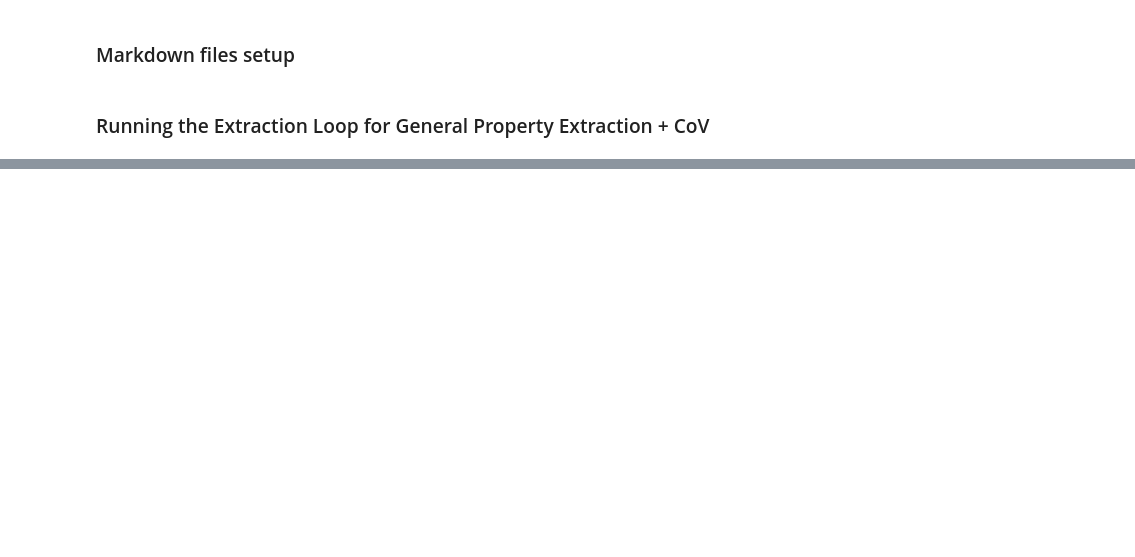
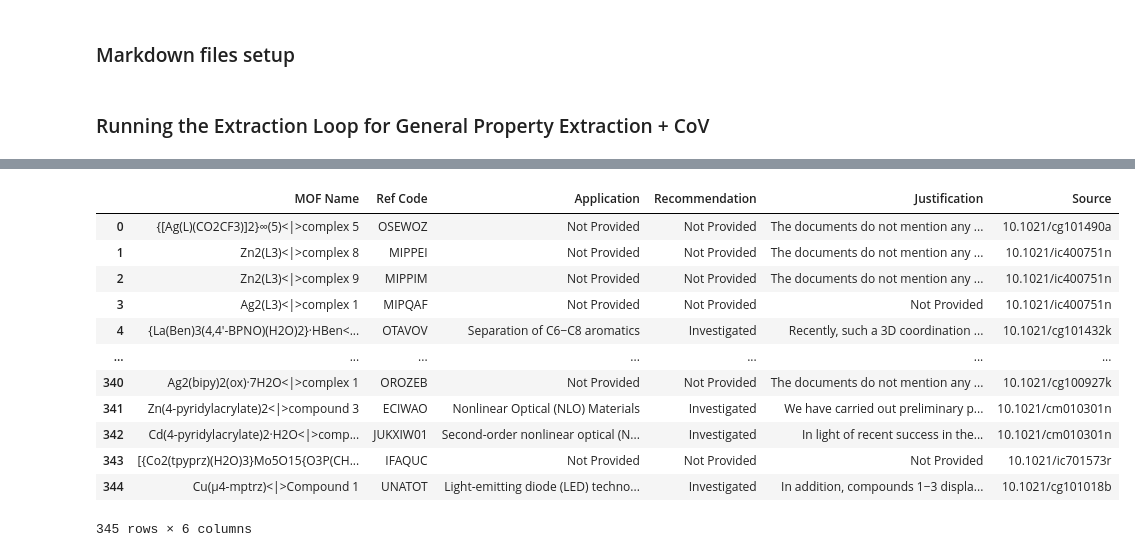
Before and after one commit to AI4ChemS/MOF_ChemUnity, a Jupyter notebook: ChemUnity_Extraction.ipynb, the cells around one changed output, grey strips where cells are left out. Saved outputs shown, nothing was run; the diff lists cells and outputs as text; code cells hidden in the pictures; blank space fills up the shorter version.

```diff
--- a/ChemUnity_Extraction.ipynb
+++ b/ChemUnity_Extraction.ipynb
@@ -86,9 +91,8 @@ agent = ExtractionAgent(llm=llm)
 # %%
 from openai import RateLimitError
 
-
 try:
-    for i in range(len(mof_names_df)):
+    for i in range(459, 560):
 
         mof = mof_names_df.iloc[i]["MOF Name"]
         refcode = mof_names_df.iloc[i]["CSD Ref Code"]
@@ -102,6 +106,7 @@ try:
         response = agent.agent_response(mof, reference.replace("/","_")+".md",
                                         EXTRACTION, ["Water Stability"], sp_dict, CoV=True, fuzz_threshold=85,
                                         vector_store=input_folder+f"/{reference.replace('/','_',1)}")
+
 
         general_extraction = response[0]
 
@@ -144,14 +149,14 @@ try:
             ws_result["Condition"].append(j.condition)
             ws_result["Summary"].append(j.summary)
 except Exception as e:
+    print(e)
     all_props = pd.DataFrame(result)
     filtered = pd.DataFrame(filtered_result)
     ws = pd.DataFrame(ws_result)
 
-    all_props.to_csv("/mnt/c/Users/Amro/Desktop/all-B7-P3.csv")
-    filtered.to_csv("/mnt/c/Users/Amro/Desktop/fil-B7-P3.csv")
-    ws.to_csv("/mnt/c/Users/Amro/Desktop/ws-B7-P3.csv")
-
+    all_props.to_csv("/mnt/c/Users/Amro/Desktop/all-Elsevier-P2_3.csv")
+    filtered.to_csv("/mnt/c/Users/Amro/Desktop/fil-Elsevier-P2_3.csv")
+    ws.to_csv("/mnt/c/Users/Amro/Desktop/ws-Elsevier-P2_3.csv")
 
 all_props = pd.DataFrame(result)
 filtered = pd.DataFrame(filtered_result)
@@ -180,0 +175,10 @@ ws.to_csv("/mnt/c/Users/Amro/Desktop/ws-B7-P3.csv")
+# %%
+result = {}
+result["MOF Name"] = []
+result["Ref Code"] = []
+result["Application"] = []
+result["Recommendation"] = []
+result["Justification"] = []
+result["Source"] = []
+# %%
+agent = ExtractionAgent(llm = llm)
@@ -180,0 +247,18 @@ ws.to_csv("/mnt/c/Users/Amro/Desktop/ws-B7-P3.csv")
+# %%
+res = pd.DataFrame(result)
+# %%
+res
+# %% [output]
+|  | MOF Name | Ref Code | Application | Recommendation | Justification | Source |
+| 0 | {[Ag(L)(CO2CF3)]2}∞(5)<|>complex 5 | OSEWOZ | Not Provided | Not Provided | The documents do not mention any ... | 10.1021/cg101490a |
+| 1 | Zn2(L3)<|>complex 8 | MIPPEI | Not Provided | Not Provided | The documents do not mention any ... | 10.1021/ic400751n |
+| 2 | Zn2(L3)<|>complex 9 | MIPPIM | Not Provided | Not Provided | The documents do not mention any ... | 10.1021/ic400751n |
+| 3 | Ag2(L3)<|>complex 1 | MIPQAF | Not Provided | Not Provided | Not Provided | 10.1021/ic400751n |
+| 4 | {La(Ben)3(4,4′-BPNO)(H2O)2}·HBen<... | OTAVOV | Separation of C6−C8 aromatics | Investigated | Recently, such a 3D coordination ... | 10.1021/cg101432k |
+| ... | ... | ... | ... | ... | ... | ... |
+| 340 | Ag2(bipy)2(ox)·7H2O<|>complex 1 | OROZEB | Not Provided | Not Provided | The documents do not mention any ... | 10.1021/cg100927k |
+| 341 | Zn(4-pyridylacrylate)2<|>compound 3 | ECIWAO | Nonlinear Optical (NLO) Materials | Investigated | We have carried out preliminary p... | 10.1021/cm010301n |
+| 342 | Cd(4-pyridylacrylate)2·H2O<|>comp... | JUKXIW01 | Second-order nonlinear optical (N... | Investigated | In light of recent success in the... | 10.1021/cm010301n |
+| 343 | [{Co2(tpyprz)(H2O)3}Mo5O15{O3P(CH... | IFAQUC | Not Provided | Not Provided | Not Provided | 10.1021/ic701573r |
+| 344 | Cu(μ4-mptrz)<|>Compound 1 | UNATOT | Light-emitting diode (LED) techno... | Investigated | In addition, compounds 1−3 displa... | 10.1021/cg101018b |
+345 rows × 6 columns
```
Also changed, not shown: parts of 10 cells of this notebook, 1 other file.
